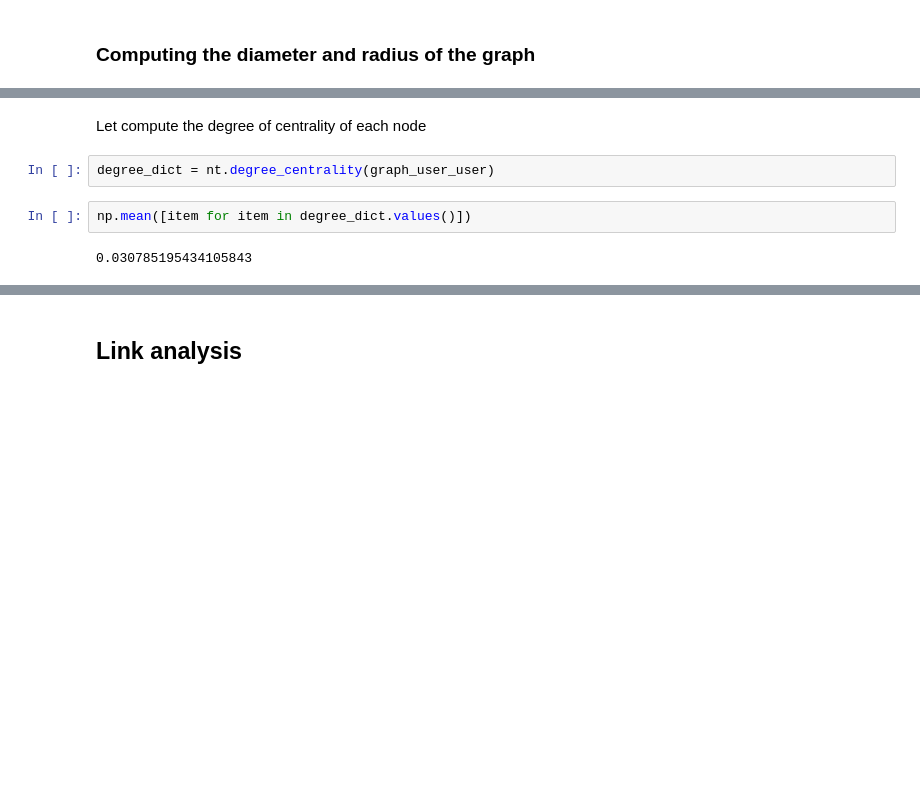
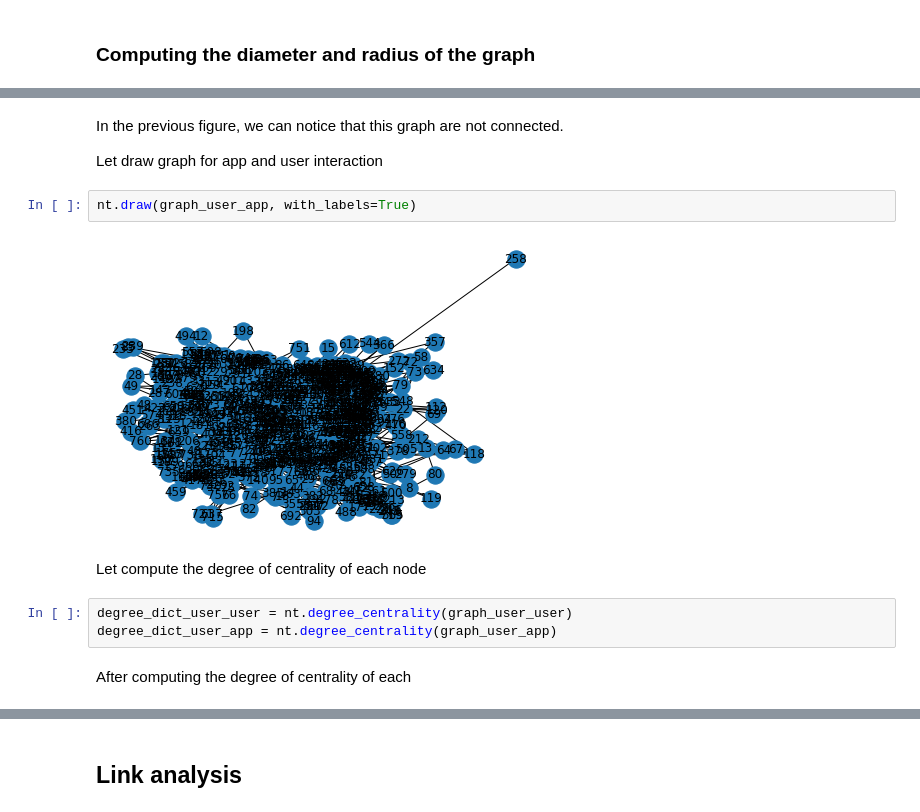
Before and after one commit to AbouOpenSource/Twitter-Analysis, a Jupyter notebook: Graph_analysis.ipynb, the cells around one changed output, grey strips where cells are left out. Cells and saved outputs as stored; diff of their text form; blank space fills up the shorter version.

```diff
--- a/Graph_analysis.ipynb
+++ b/Graph_analysis.ipynb
@@ -217,8 +189,15 @@ plt.show()
+# %% [markdown]
+In the previous figure, we can notice that this graph are not connected.
+
+Let draw graph for app and user interaction
+# %%
+nt.draw(graph_user_app, with_labels=True)
+# %% [output]
+[figure, added]
 # %% [markdown]
 Let compute the degree of centrality of each node
 # %%
-degree_dict = nt.degree_centrality(graph_user_user)
+degree_dict_user_user = nt.degree_centrality(graph_user_user)
+degree_dict_user_app = nt.degree_centrality(graph_user_app)
-# %%
-np.mean([item for item in degree_dict.values()])
-# %% [output]
-0.030785195434105843
+# %% [markdown]
+After computing the degree of centrality of each
```
Also changed, not shown: parts of 104 cells of this notebook, 13 other files.
